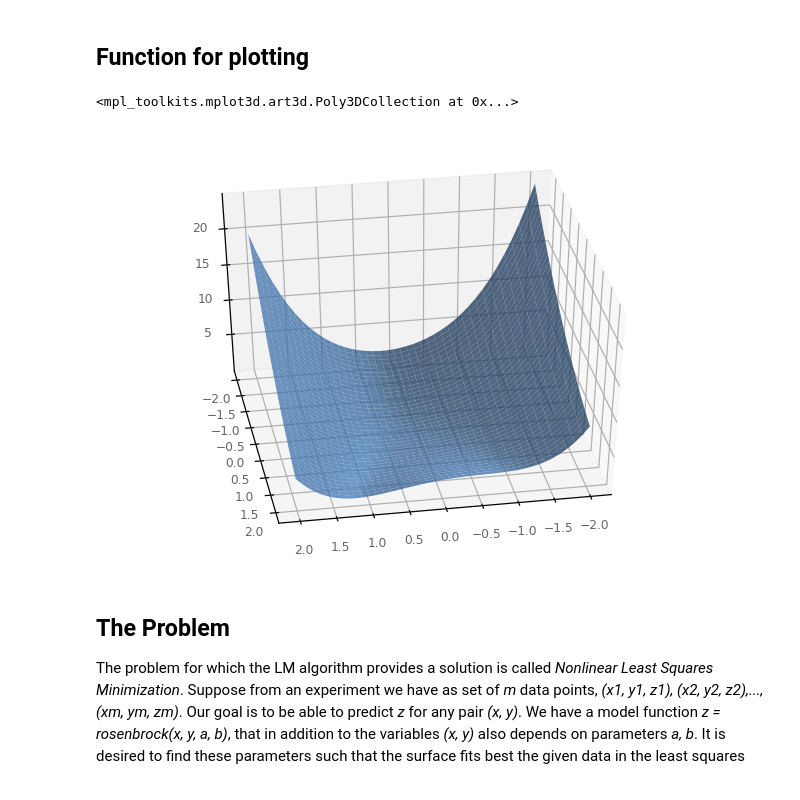
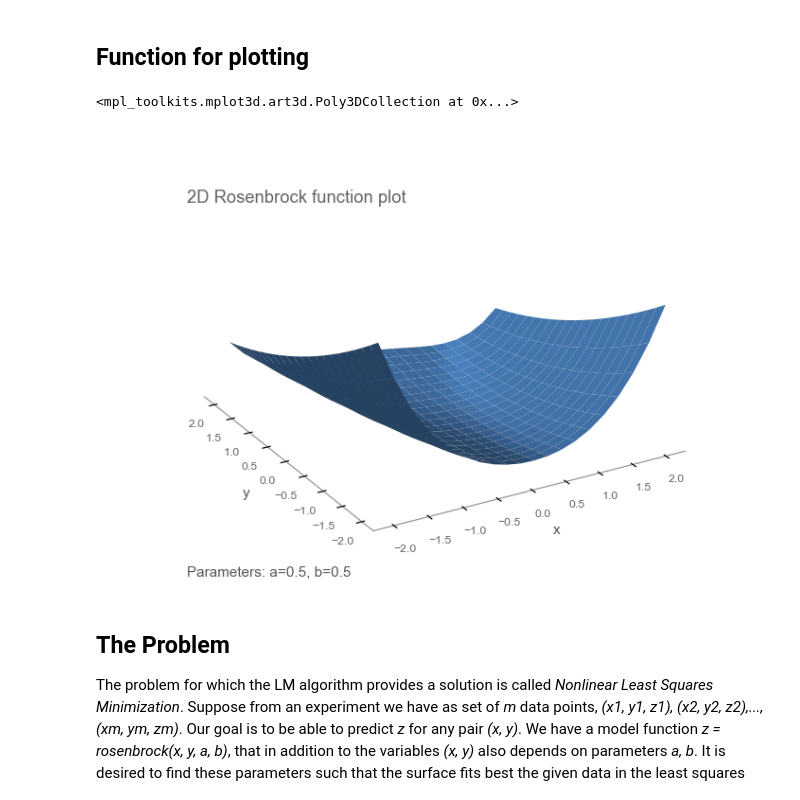
Before and after one commit to empathy87/nn-samples, a Jupyter notebook: tf/[Tutorial] Levenberg-Marquardt.ipynb, the cells around one changed output. Saved outputs shown, nothing was run; the diff lists cells and outputs as text; code cells hidden in the pictures.

```diff
--- a/tf/[Tutorial] Levenberg-Marquardt.ipynb
+++ b/tf/[Tutorial] Levenberg-Marquardt.ipynb
@@ -42,10 +30,49 @@ def prepare_3d_plot_for_rosenbrock():
+# %%
+GRAY1, GRAY3, GRAY4, GRAY7 = '#646369', '#555655', '#646369', '#929497'
+BLUE1, BLUE2 = '#4A81BF', '#174A7E'
+
+# configure plot font family to Arial
+plt.rcParams['font.family'] = 'Arial'
+# configure mathtext bold and italic font family to Arial
+matplotlib.rcParams['mathtext.fontset'] = 'custom'
+matplotlib.rcParams['mathtext.bf'] = 'Arial:bold'
+matplotlib.rcParams['mathtext.it'] = 'Arial:italic'
+
+def prepare_3d_plot_for_rosenbrock(title=None, footnote=None):
+    fig = plt.figure(figsize=(8, 5), dpi=110)
+    ax = fig.add_subplot(111, projection='3d')
+    fig.subplots_adjust(bottom=0.1)
+    ax.grid(False)
+    ax.set_zticks([])
+    ax.w_zaxis.line.set_lw(0.)
+    ax.xaxis.set_pane_color((1.0, 1.0, 1.0, 0.0))
+    ax.yaxis.set_pane_color((1.0, 1.0, 1.0, 0.0))
+    ax.zaxis.set_pane_color((1.0, 1.0, 1.0, 0.0))
+    ax.set_xlabel('x', color=GRAY3)
+    ax.set_ylabel('y', color=GRAY3)
+    ax.w_xaxis.line.set_color(GRAY7)
+    ax.w_yaxis.line.set_color(GRAY7)
+    ax.w_zaxis.line.set_color(GRAY7)
+    for i in ax.get_yticklabels() + ax.get_xticklabels() + ax.get_zticklabels():
+        i.set_fontsize(8)
+        i.set_color(GRAY1)
+    ax.view_init(40, -120)
+    if title:
+        ax.text2D(0.12, 0.85, title, color=GRAY4,
+                  fontsize=12, transform=ax.transAxes)
+    if footnote:
+        ax.text2D(0.12, -0.07, footnote, fontsize=10,
+                  color=GRAY3, transform=ax.transAxes)
+    return ax
 # %%
 # let's plot it
-ax = prepare_3d_plot_for_rosenbrock()
-ax.plot_surface(x_grid, y_grid, z_grid, alpha=0.8, color=BLUE1)
+ax = prepare_3d_plot_for_rosenbrock(
+    '2D Rosenbrock function plot',
+    'Parameters: а=0.5, b=0.5')
+ax.plot_surface(x_grid, y_grid, z_grid, color=BLUE1)
 # %% [output]
 <mpl_toolkits.mplot3d.art3d.Poly3DCollection at 0x...>
-[figure, old version]
+[figure, new version]
 # %% [markdown]
 <h2>The Problem</h2>
 The problem for which the LM algorithm provides a solution is called <i>Nonlinear Least Squares Minimization</i>. Suppose from an experiment we have as set of <i>m</i> data points, <i>(x1, y1, z1), (x2, y2, z2),..., (xm, ym, zm)</i>. Our goal is to be able to predict <i>z</i> for any pair <i>(x, y)</i>. We have a model function <i>z = rosenbrock(x, y, a, b)</i>, that in addition to the variables <i>(x, y)</i> also depends on parameters <i>a, b</i>. It is desired to find these parameters such that the surface fits best the given data in the least squares sense. LM algorithm uses the Jacobian for calculations, which assumes that performance is a mean or sum of squared errors. Therefore, networks trained with this function must use tf.reduce_mean(tf.square(y - y_hat)) performance function.
```
Also changed, not shown: parts of 5 cells of this notebook, 1 other file.
